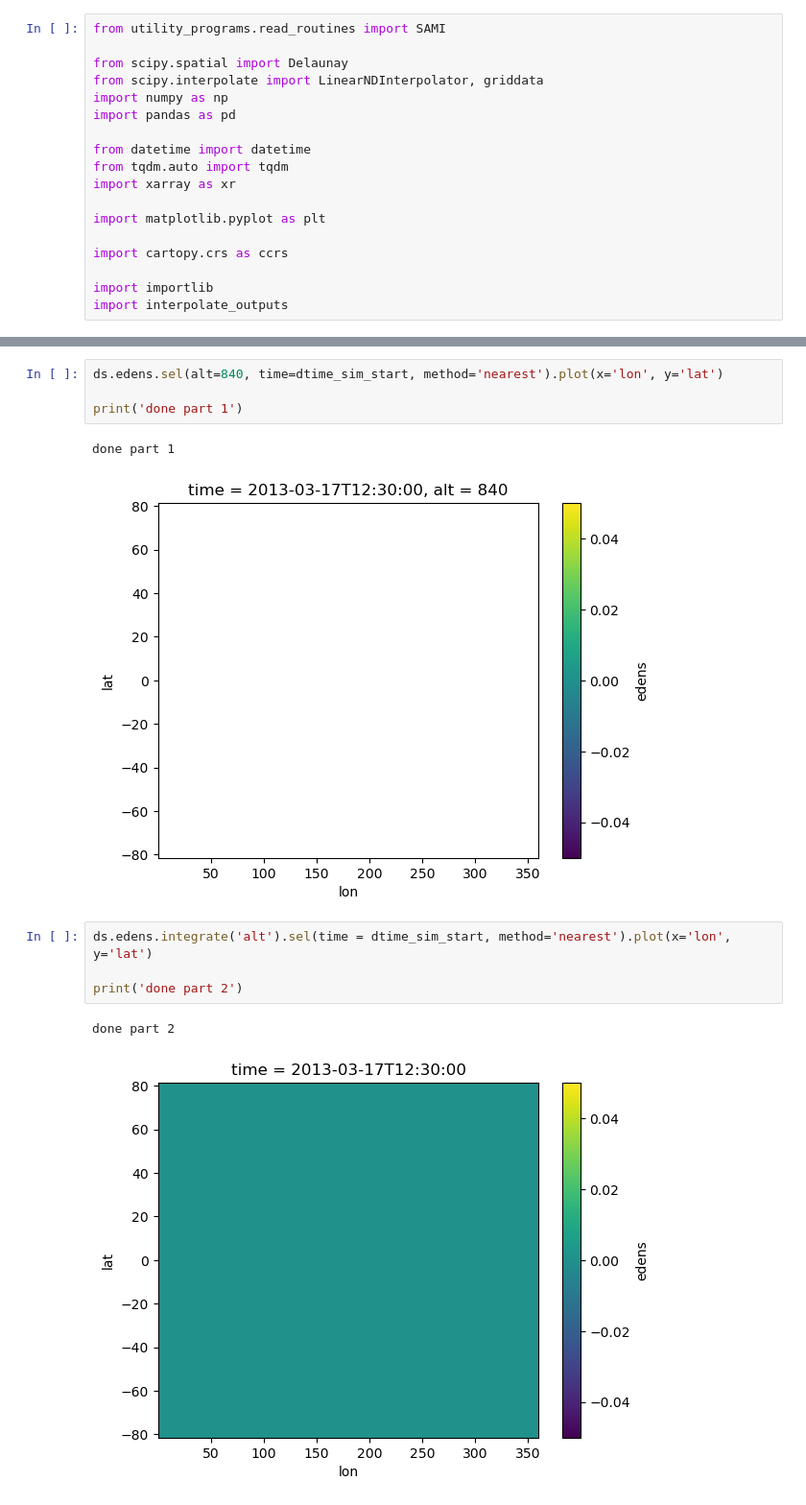
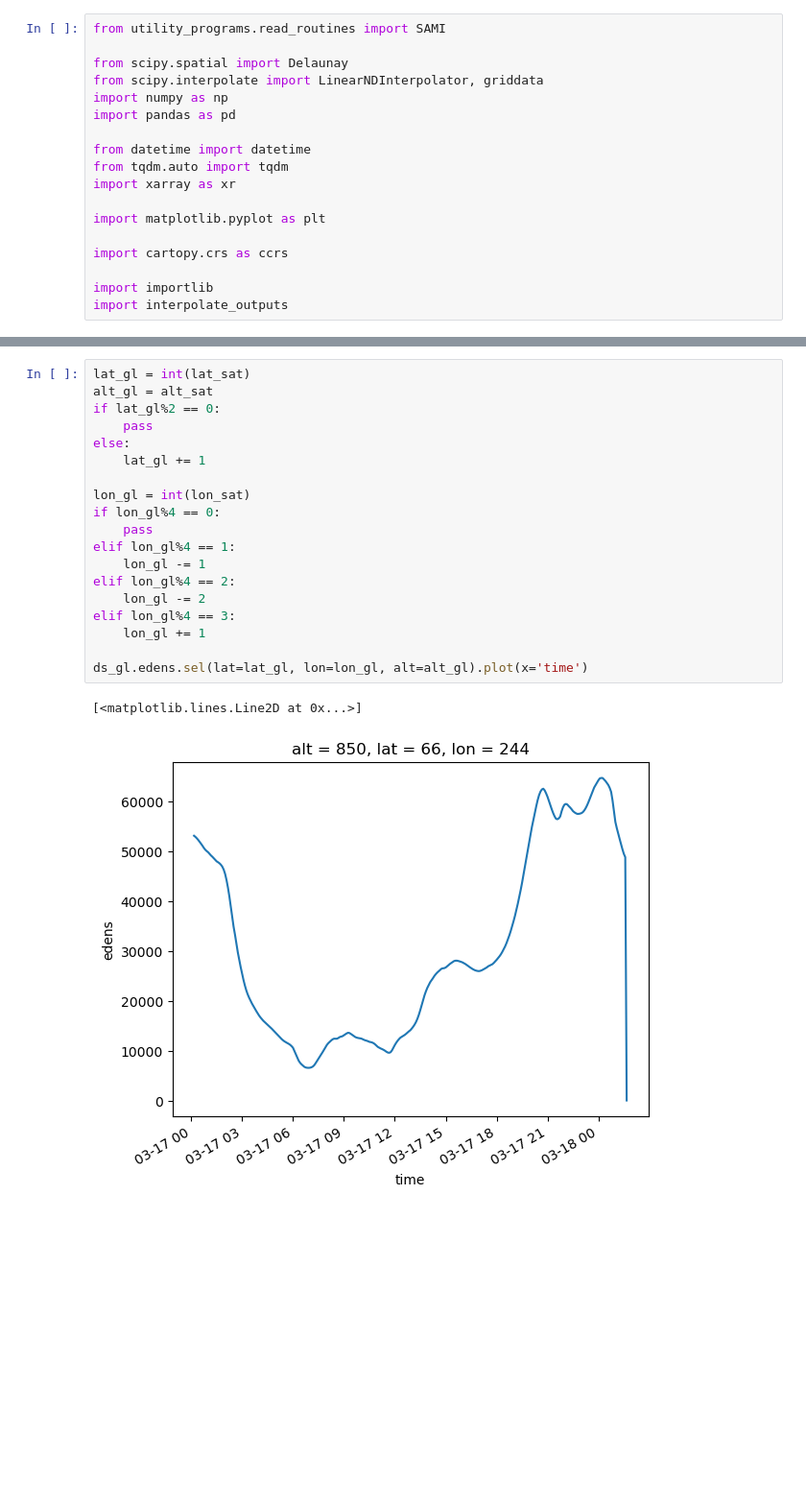
Before and after one commit to abukowski21/SAMI3-GITM-python, a Jupyter notebook: InterpolationCodeUsage.ipynb, the cells around one changed output, grey strips where cells are left out. Shown at 96% size. Drawn from its saved outputs; the diff is of its cells as text; blank space fills up the shorter version.

```diff
--- a/InterpolationCodeUsage.ipynb
+++ b/InterpolationCodeUsage.ipynb
@@ -382,14 +318,22 @@ ds = xr.open_mfdataset('/petastore/phil/Prasoon_satellite_project/testing-at-sat
-# %%
-ds.edens.sel(alt=840, time=dtime_sim_start, method='nearest').plot(x='lon', y='lat')
-
-print('done part 1')
-# %% [output]
-done part 1
-[figure, removed]
-# %%
-ds.edens.integrate('alt').sel(time = dtime_sim_start, method='nearest').plot(x='lon', y='lat')
-
-print('done part 2')
-# %% [output]
-done part 2
-[figure, removed]
+# %%
+lat_gl = int(lat_sat)
+alt_gl = alt_sat
+if lat_gl%2 == 0:
+    pass
+else:
+    lat_gl += 1
+
+lon_gl = int(lon_sat)
+if lon_gl%4 == 0:
+    pass
+elif lon_gl%4 == 1:
+    lon_gl -= 1
+elif lon_gl%4 == 2:
+    lon_gl -= 2
+elif lon_gl%4 == 3:
+    lon_gl += 1
+
+ds_gl.edens.sel(lat=lat_gl, lon=lon_gl, alt=alt_gl).plot(x='time')
+# %% [output]
+[<matplotlib.lines.Line2D at 0x...>]
+[figure, added]
```
Also changed, not shown: parts of 17 cells of this notebook.
